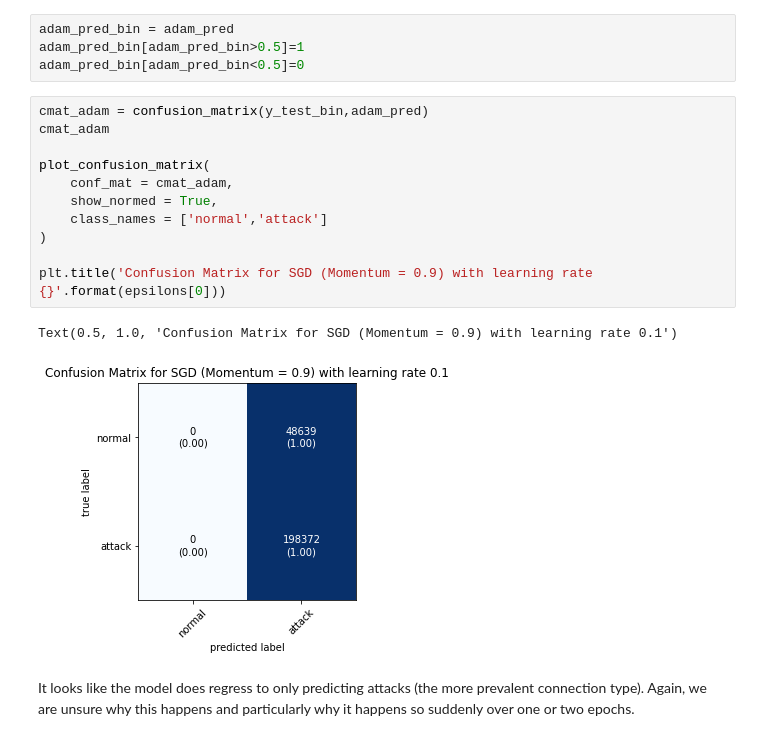
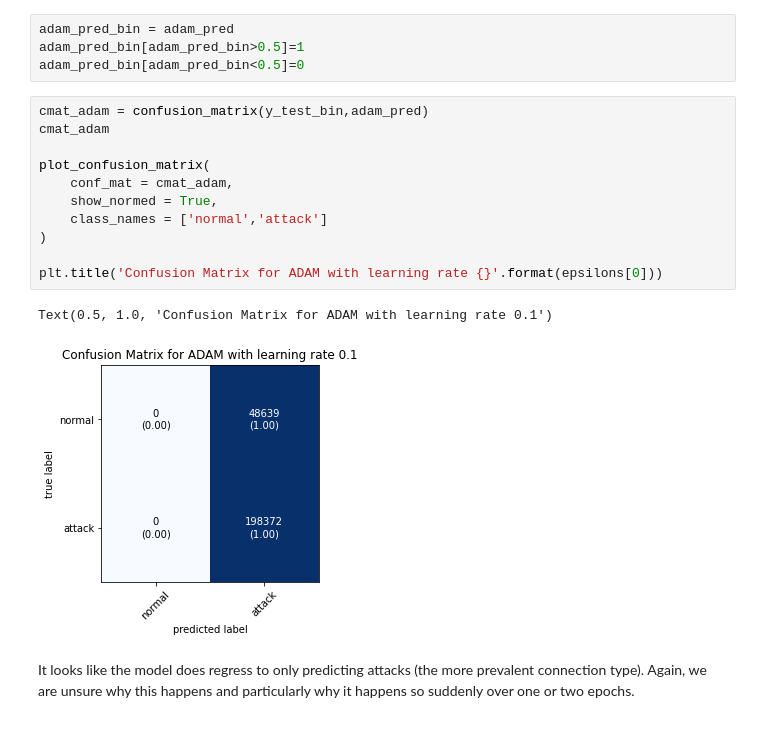
Before and after one commit to billnunn/Assessment-4-Bill-Mo-Oliver, a Jupyter notebook: Report/05.3 - ADAM Optimiser.ipynb, the cells around one changed output. Cells and saved outputs as stored; diff of their text form.

Commit message:
Label corrections
Fixed graph labels and section titles spellings etc. in report and evidence

```diff
--- a/Report/05.3 - ADAM Optimiser.ipynb
+++ b/Report/05.3 - ADAM Optimiser.ipynb
@@ -469,17 +469,17 @@ adam_pred_bin[adam_pred_bin<0.5]=0
 # %%
 cmat_adam = confusion_matrix(y_test_bin,adam_pred)
 cmat_adam
 
 plot_confusion_matrix(
     conf_mat = cmat_adam,
     show_normed = True,
     class_names = ['normal','attack']
 )
 
-plt.title('Confusion Matrix for SGD (Momentum = 0.9) with learning rate {}'.format(epsilons[0]))
+plt.title('Confusion Matrix for ADAM with learning rate {}'.format(epsilons[0]))
 # %% [output]
-Text(0.5, 1.0, 'Confusion Matrix for SGD (Momentum = 0.9) with learning rate 0.1')
+Text(0.5, 1.0, 'Confusion Matrix for ADAM with learning rate 0.1')
-[figure, old version]
+[figure, new version]
 # %% [markdown]
 It looks like the model does regress to only predicting attacks (the more prevalent connection type). Again, we are unsure why this happens and particularly why it happens so suddenly over one or two epochs.
 # %% [markdown]
```
Also changed, not shown: parts of 7 cells of this notebook, 1 other file.
